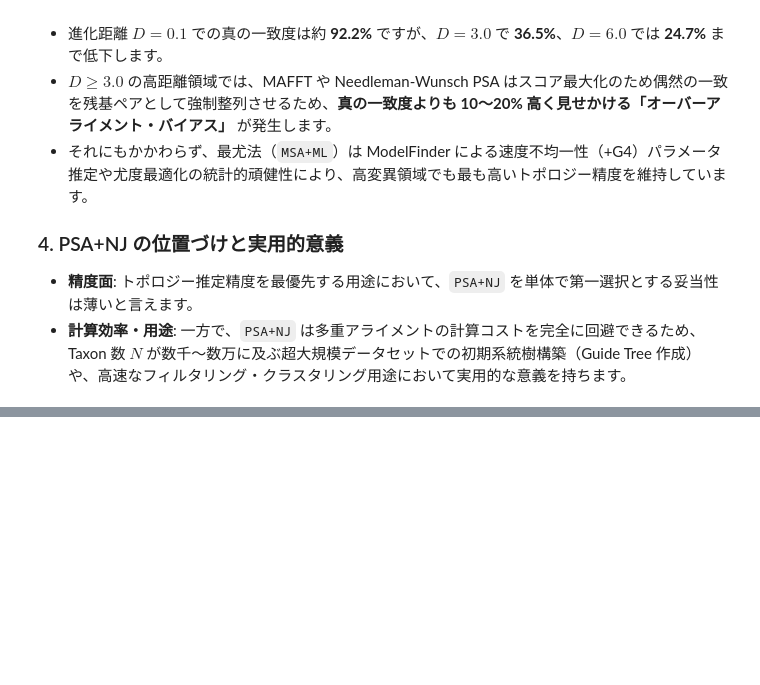
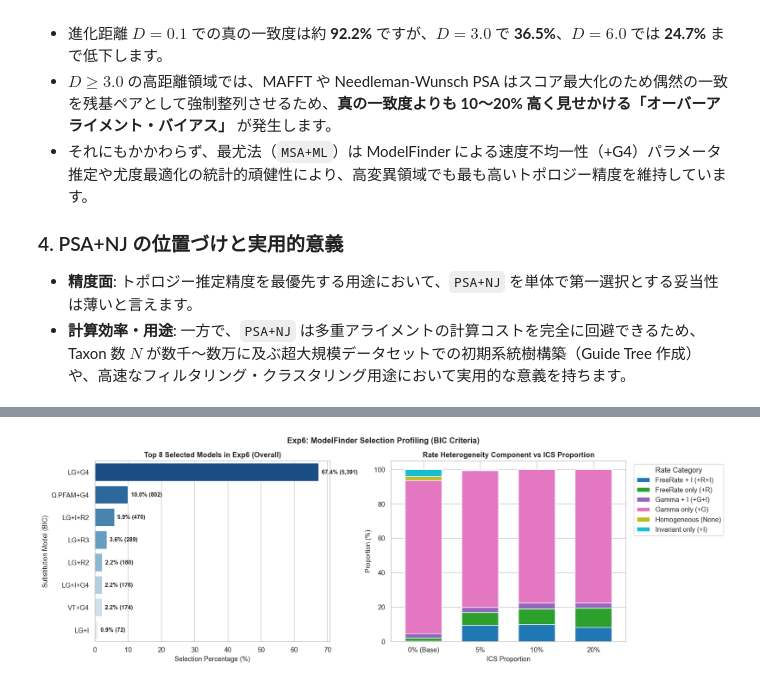
Before and after one commit to citrusml/PhyloTree_Methods_Comparison, a Jupyter notebook: analysis/analysis_backup.ipynb, the cells around one changed output, grey strips where cells are left out. Saved outputs shown, nothing was run; the diff lists cells and outputs as text; code cells hidden in the pictures; blank space fills up the shorter version.

```diff
--- a/analysis/analysis_backup.ipynb
+++ b/analysis/analysis_backup.ipynb
@@ -1082,0 +1233,91 @@ visualize_example("exp8_high_dist", "D5.0_L500")
+# %%
+import matplotlib.pyplot as plt
+import seaborn as sns
+import pandas as pd
+import numpy as np
+
+# 1. 実験6 の ML データを抽出
+df_exp6_ml = df_all[(df_all['experiment_id'] == 'Exp6_ICS') & (df_all['pipeline'] == 'MSA+ML')].copy()
+
+# 2. 全体で最も選ばれた Top モデルの集計 (top_df の作成)
+top_models = df_exp6_ml['best_model_bic'].value_counts()
+top_df = pd.DataFrame({
+    'Count': top_models,
+    'Percentage (%)': (top_models / len(df_exp6_ml) * 100).round(2)
+})
+
+# 3. モデルコンポーネント（基本行列 / 速度不均一性タイプ）の分解
+def parse_model_components(model_str):
+    if pd.isna(model_str):
+        return 'Unknown', 'Unknown'
+    parts = str(model_str).split('+')
+    base = parts[0]
+    has_g = any(p.startswith('G') for p in parts[1:])
+    has_r = any(p.startswith('R') for p in parts[1:])
+    has_i = 'I' in parts[1:]
+
+    if has_g and has_i:
+        rate = 'Gamma + I (+G+I)'
+    elif has_r and has_i:
+        rate = 'FreeRate + I (+R+I)'
+    elif has_g:
+        rate = 'Gamma only (+G)'
+    elif has_r:
+        rate = 'FreeRate only (+R)'
+    elif has_i:
+        rate = 'Invariant only (+I)'
+    else:
+        rate = 'Homogeneous (None)'
+    return base, rate
+
+df_exp6_ml[['base_matrix', 'rate_type']] = df_exp6_ml['best_model_bic'].apply(
+    lambda x: pd.Series(parse_model_components(x))
+)
+
+# 4. ICS 比率別の速度不均一性モデル選択割合 (%)
+rate_by_ics = pd.crosstab(
+    df_exp6_ml['ics_prop'],
+    df_exp6_ml['rate_type'],
+    normalize='index'
+) * 100
+
+# 5. コンソールへのテーブル表示
+print("=" * 55)
+print("  Top 10 Selected Models in Exp6 (MSA+ML / IQ-TREE)")
+print("=" * 55)
+display(top_df.head(10))
+
+# 6. グラフ描画
+sns.set_theme(style="whitegrid")
+fig, axes = plt.subplots(1, 2, figsize=(16, 5.2))
+
+# --- 左図: Top 8 最適モデルの全体シェア (棒グラフ) ---
+top8 = top_df.head(8).reset_index()
+top8.columns = ['Model', 'Count', 'Percentage']
+
+sns.barplot(data=top8, x='Percentage', y='Model', hue='Model', palette='Blues_r', legend=False, ax=axes[0])
+axes[0].set_title("Top 8 Selected Models in Exp6 (Overall)", fontweight='bold', fontsize=12)
+axes[0].set_xlabel("Selection Percentage (%)", fontsize=11)
+axes[0].set_ylabel("Substitution Model (BIC)", fontsize=11)
+
+for idx, row in top8.iterrows():
+    axes[0].text(row['Percentage'] + 0.8, idx, f"{row['Percentage']:.1f}% ({row['Count']:,})",
+                 va='center', fontsize=9.5, fontweight='bold')
+
+# --- 右図: ICS比率ごとの速度不均一性モデル構成比 (100% 積み上げ棒グラフ) ---
+rate_by_ics_plot = rate_by_ics.rename(index=lambda x: f"{x*100:.0f}%" if x > 0 else "0% (Base)")
+rate_by_ics_plot.plot(
+    kind='bar', stacked=True, ax=axes[1],
+    colormap='tab10', edgecolor='white', width=0.65
+)
+
+axes[1].set_title("Rate Heterogeneity Component vs ICS Proportion", fontweight='bold', fontsize=12)
+axes[1].set_xlabel("ICS Proportion", fontsize=11)
+axes[1].set_ylabel("Proportion (%)", fontsize=11)
+axes[1].legend(title="Rate Category", bbox_to_anchor=(1.02, 1), loc='upper left', frameon=True)
+axes[1].set_xticklabels(axes[1].get_xticklabels(), rotation=0)
+
+plt.tight_layout()
+plt.suptitle("Exp6: ModelFinder Selection Profiling (BIC Criteria)", fontweight='bold', fontsize=13, y=1.03)
+plt.show()
+# %% [output]
@@ -1082,0 +1339 @@ visualize_example("exp8_high_dist", "D5.0_L500")
+[figure, added]
```
Also changed, not shown: parts of 8 cells of this notebook.
